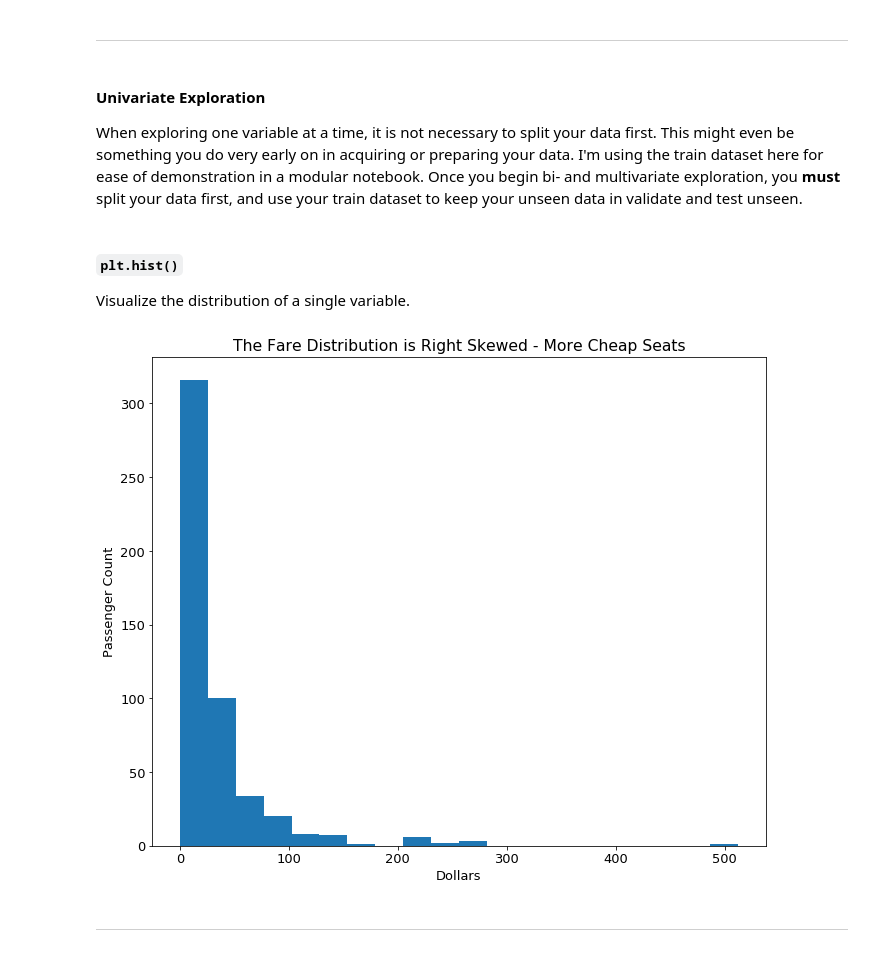
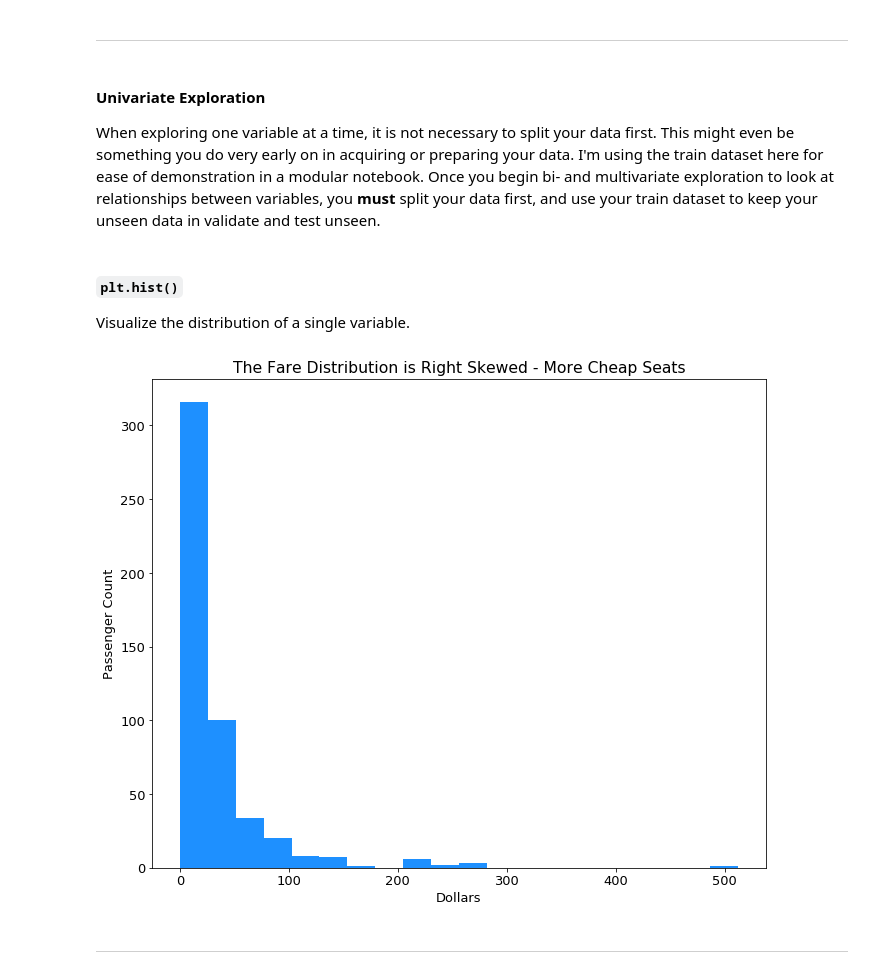
Before and after one commit to faithkane3/e_classification, a Jupyter notebook: classification_acquire_to_explore_review.ipynb, the cells around one changed output. Saved outputs shown, nothing was run; the diff lists cells and outputs as text; code cells hidden in the pictures.

```diff
--- a/classification_acquire_to_explore_review.ipynb
+++ b/classification_acquire_to_explore_review.ipynb
@@ -884,19 +882,19 @@ ___
 # %% [markdown]
 #### Univariate Exploration
 
-When exploring one variable at a time, it is not necessary to split your data first. This might even be something you do very early on in acquiring or preparing your data. I'm using the train dataset here for ease of demonstration in a modular notebook. Once you begin bi- and multivariate exploration, you **must** split your data first, and use your train dataset to keep your unseen data in validate and test unseen.
+When exploring one variable at a time, it is not necessary to split your data first. This might even be something you do very early on in acquiring or preparing your data. I'm using the train dataset here for ease of demonstration in a modular notebook. Once you begin bi- and multivariate exploration to look at relationships between variables, you **must** split your data first, and use your train dataset to keep your unseen data in validate and test unseen.
 # %% [markdown]
 ##### `plt.hist()`
 
 Visualize the distribution of a single variable.
 # %%
-plt.hist(train.fare, bins=20)
+plt.hist(train.fare, bins=20, color='dodgerblue')
 
 plt.title('The Fare Distribution is Right Skewed - More Cheap Seats')
 plt.xlabel('Dollars')
 plt.ylabel('Passenger Count')
 plt.show()
 # %% [output]
-[figure, old version]
+[figure, new version]
 # %% [markdown]
 ___
```
Also changed, not shown: parts of 47 cells of this notebook.
